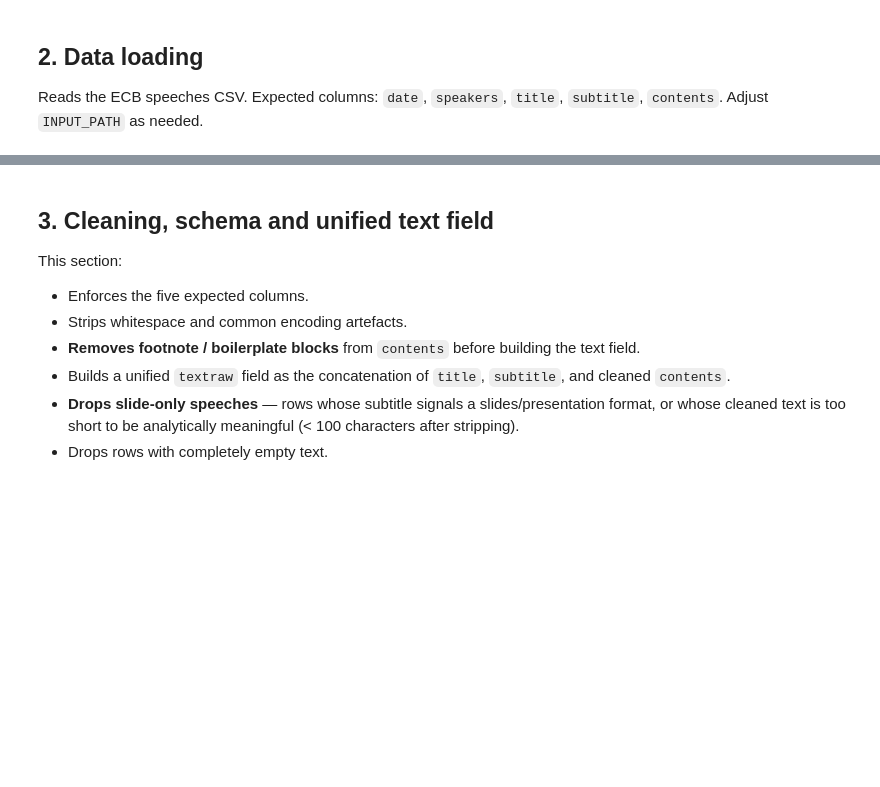
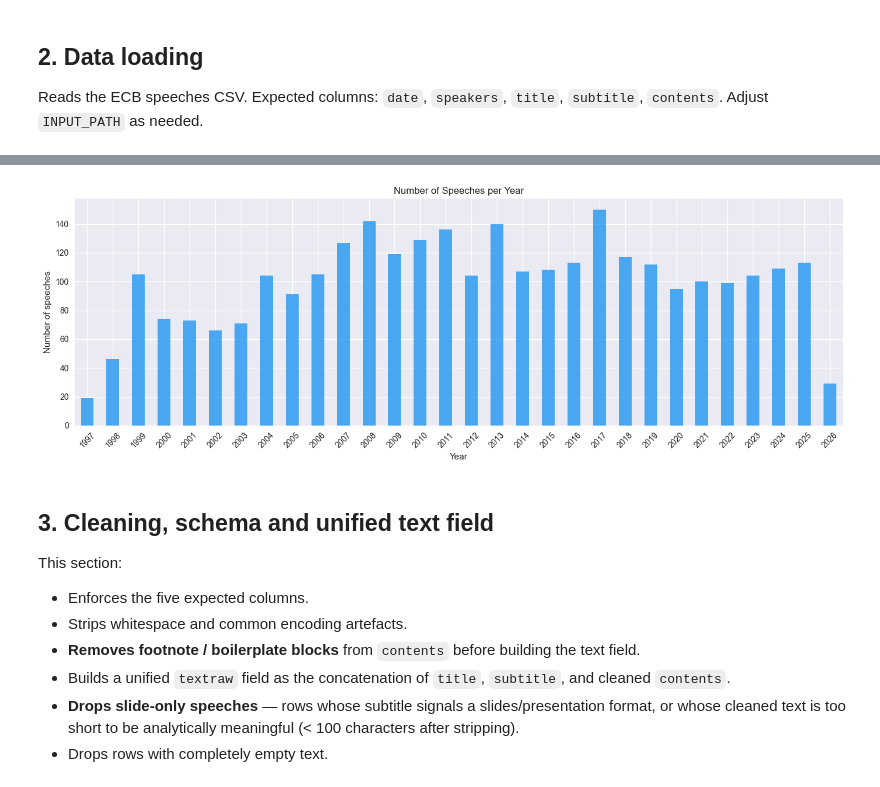
Before and after one commit to maximiliansteinecon/NLP_ECB_SPEECHES, a Jupyter notebook: ecb_speeches_full_project.ipynb, the cells around one changed output, grey strips where cells are left out. Saved outputs shown, nothing was run; the diff lists cells and outputs as text; code cells hidden in the pictures; blank space fills up the shorter version.

```diff
--- a/ecb_speeches_full_project.ipynb
+++ b/ecb_speeches_full_project.ipynb
@@ -76,3 +129,18 @@ Columns: ['date', 'speakers', 'title', 'subtitle', 'contents']
+# %%
+# Visualizing number of speeches per year
+raw["date"] = pd.to_datetime(raw["date"], errors="coerce")
+raw["year"] = raw["date"].dt.year
+
+raw.groupby("year").size().plot(kind="bar", figsize=(14, 5),
+                                 title="Number of Speeches per Year",
+                                 color="#2196F3", alpha=0.8)
+plt.xlabel("Year")
+plt.ylabel("Number of speeches")
+plt.xticks(rotation=45)
+plt.tight_layout()
+plt.show()
+# %% [output]
+[figure, added]
 # %% [markdown]
 ## 3. Cleaning, schema and unified text field
 
```
Also changed, not shown: parts of 12 cells of this notebook.
